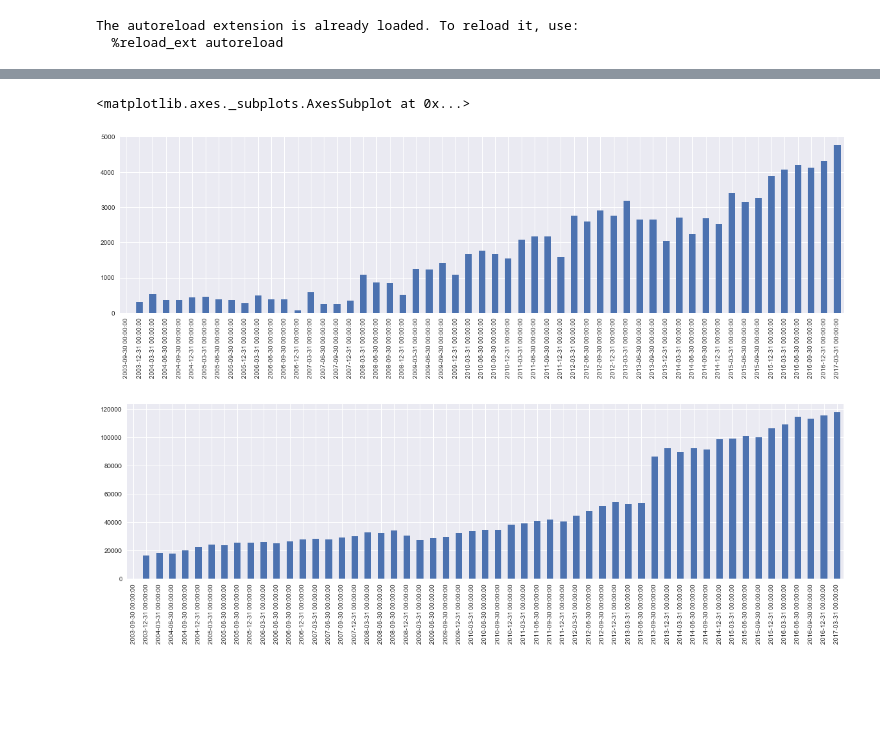
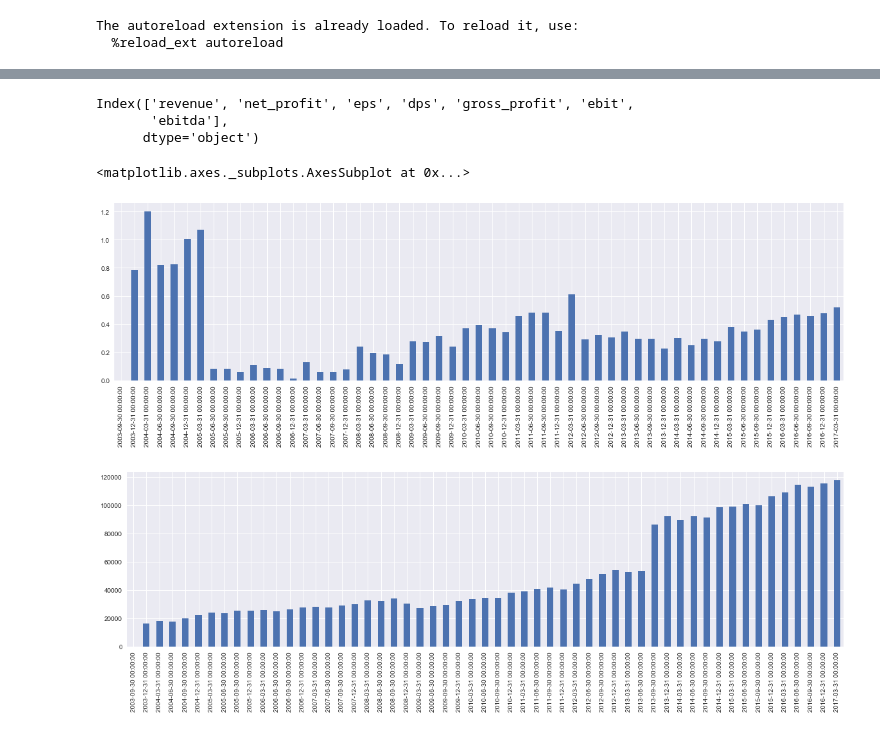
Before and after one commit to dsysbydx/project-potzy, a Jupyter notebook: notebook/dashboard.ipynb, the cells around one changed output, grey strips where cells are left out. Cells and saved outputs as stored; diff of their text form; code cells hidden in the pictures; blank space fills up the shorter version.

```diff
--- a/notebook/dashboard.ipynb
+++ b/notebook/dashboard.ipynb
@@ -13,8 +22,15 @@ df = df[df.index.date < dt.date(2017,4,1)].sort_index()
+# %%
+df.columns
+# %% [output]
+Index(['revenue', 'net_profit', 'eps', 'dps', 'gross_profit', 'ebit',
+       'ebitda'],
+      dtype='object')
 # %%
-df['net_profit'].plot(kind='bar')
+df['eps'].rolling(window=1).sum().plot(kind='bar')
 plt.figure()
-df['revenue'].plot(kind='bar')
+df['la
+   '].plot(kind='bar')
 # %% [output]
 <matplotlib.axes._subplots.AxesSubplot at 0x...>
-[figure, old version]
+[figure, new version]
 [figure]
```
Also changed, not shown: parts of 2 cells of this notebook, 8 other files.
